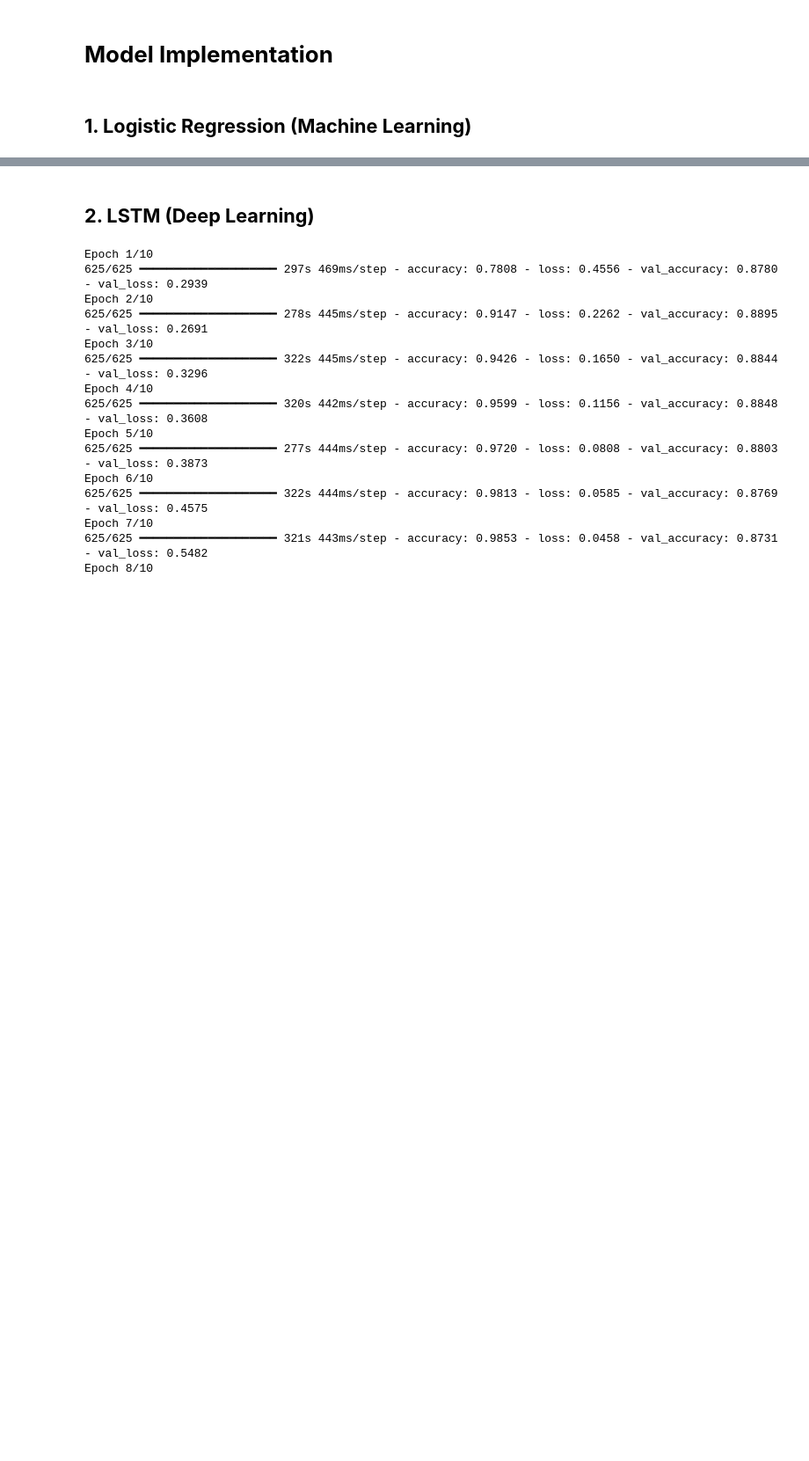
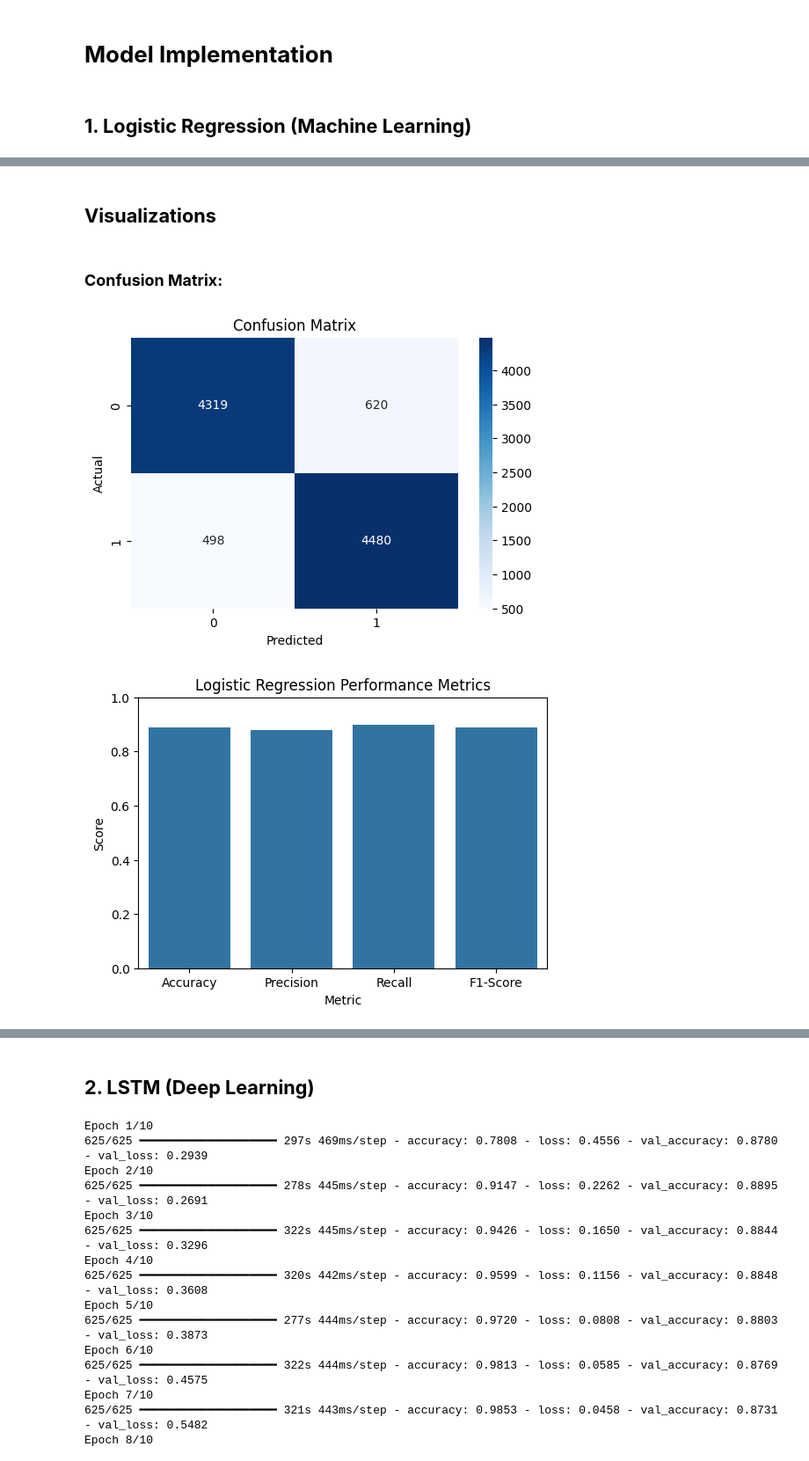
Before and after one commit to Geu-Pro2023/Sentiment_Analysis_Group12, a Jupyter notebook: sentiment_analysis.ipynb, the cells around one changed output, grey strips where cells are left out. Shown at 88% size. Drawn from its saved outputs; the diff is of its cells as text; code cells hidden in the pictures; blank space fills up the shorter version.

```diff
--- a/sentiment_analysis.ipynb
+++ b/sentiment_analysis.ipynb
@@ -107,3 +142,9 @@ Missing Values:
 0     review               0
 1  sentiment               0
 Dataset shape: (50000, 2)
+# %%
+# Drop duplicate reviews
+df.drop_duplicates(inplace = True)
+
+# Print the dataset again after removing the duplicates
+print('The dataset contains {} rows and {} columns after removing duplicates'.format(df.shape[0],df.shape[1]))
@@ -227,11 +338,19 @@ X_test_tfidf = tfidf.transform(X_test)
 # %% [markdown]
 ### **TF-IDF for Logistic Regression:**
 # %%
+# Initialize TF-IDF vectorizer with max 5000 features
 tfidf = TfidfVectorizer(max_features=5000)
-X = df['cleaned_review']
-y = df['label']
+
+X = df['review']   # Input text data
+y = df['sentiment']  # Target labels
+
+# Split data into train and test sets (80/20 split)
 X_train, X_test, y_train, y_test = train_test_split(X, y, test_size=0.2, random_state=42)
+
+# Fit vectorizer on training data and transform
 X_train_tfidf = tfidf.fit_transform(X_train)
+
+# Transform test data using the fitted vectorizer
 X_test_tfidf = tfidf.transform(X_test)
 # %% [markdown]
 ### **Word Embeddings for LSTM:**
@@ -258,0 +441,38 @@ y_pred_lr = best_lr.predict(X_test_tfidf)
+# %% [markdown]
+## **Visualizations**
+# %% [markdown]
+### **Confusion Matrix:**
+# %%
+# Compute confusion matrix
+cm = confusion_matrix(y_test, y_pred_lr)
+
+# Plot confusion matrix heatmap
+plt.figure(figsize=(6,4))
+sns.heatmap(cm, annot=True, fmt='d', cmap='Blues')
+
+plt.xlabel('Predicted')
+plt.ylabel('Actual')
+plt.title('Confusion Matrix')
+plt.show()
+
+
+# Create dataframe with performance metrics
+metrics_df = pd.DataFrame({
+    'Metric': ['Accuracy', 'Precision', 'Recall', 'F1-Score'],
+    'Score': [
+        accuracy_score(y_test, y_pred_lr),
+        precision_score(y_test, y_pred_lr, pos_label='positive'),
+        recall_score(y_test, y_pred_lr, pos_label='positive'),
+        f1_score(y_test, y_pred_lr, pos_label='positive')
+    ]
+})
+
+# Plot metrics as a bar chart
+plt.figure(figsize=(6,4))
+sns.barplot(x='Metric', y='Score', data=metrics_df)
+plt.title('Logistic Regression Performance Metrics')
+plt.ylim(0, 1)
+plt.show()
+# %% [output]
+[figure, added]
+[figure, added]
```
Also changed, not shown: parts of 46 cells of this notebook.
